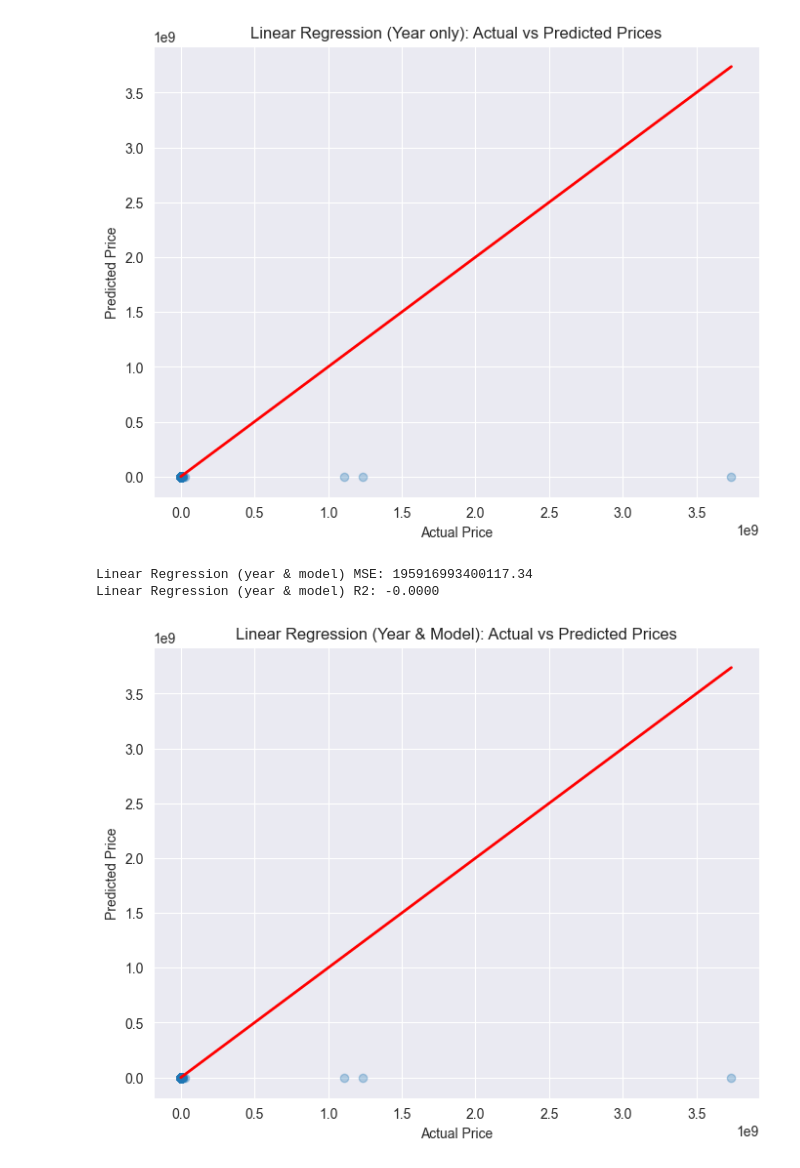
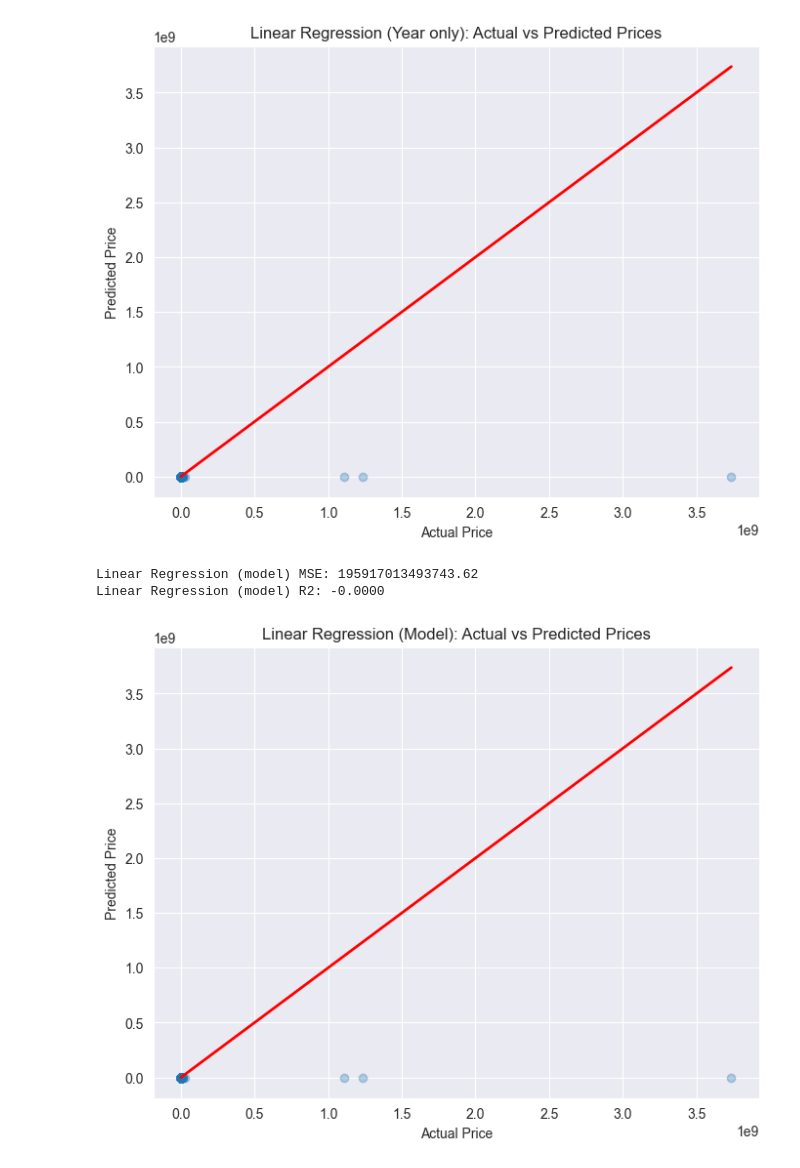
Before and after one commit to licyambrose/carpriceproject, a Jupyter notebook: used_car_price.ipynb, the cells around one changed output. Saved outputs shown, nothing was run; the diff lists cells and outputs as text; code cells hidden in the pictures.

```diff
--- a/used_car_price.ipynb
+++ b/used_car_price.ipynb
@@ -400,44 +400,44 @@ from sklearn.metrics import mean_squared_error, r2_score
 import matplotlib.pyplot as plt
 import pandas as pd
 
 # Load cleaned data
 data = pd.read_csv('data/vehicles_cleaned.csv')
 
-# Prepare features and target (using 'year' and 'model')
-X = data[['year', 'model']].apply(pd.to_numeric, errors='coerce').fillna(0)
+# Prepare features and target (using 'model')
+X = data[['model']].apply(pd.to_numeric, errors='coerce').fillna(0)
 y = pd.to_numeric(data['price'], errors='coerce').fillna(0)
 
 # Scale the features
 scaler = StandardScaler()
 X_scaled = scaler.fit_transform(X)
 
 # Train/test split
 X_train, X_test, y_train, y_test = train_test_split(X_scaled, y, test_size=0.2, random_state=42)
 
 # Fit linear regression model
-lr_ym = LinearRegression()
-lr_ym.fit(X_train, y_train)
+lr_m = LinearRegression()
+lr_m.fit(X_train, y_train)
 
 # Predict and evaluate
-y_pred = lr_ym.predict(X_test)
+y_pred = lr_m.predict(X_test)
 mse = mean_squared_error(y_test, y_pred)
 r2 = r2_score(y_test, y_pred)
-print(f"Linear Regression (year & model) MSE: {mse:.2f}")
-print(f"Linear Regression (year & model) R2: {r2:.4f}")
+print(f"Linear Regression (model) MSE: {mse:.2f}")
+print(f"Linear Regression (model) R2: {r2:.4f}")
 
 # Plot actual vs predicted prices
 plt.figure(figsize=(8, 6))
 plt.scatter(y_test, y_pred, alpha=0.3)
 plt.xlabel('Actual Price')
 plt.ylabel('Predicted Price')
-plt.title('Linear Regression (Year & Model): Actual vs Predicted Prices')
+plt.title('Linear Regression (Model): Actual vs Predicted Prices')
 plt.plot([y_test.min(), y_test.max()], [y_test.min(), y_test.max()], color='red', lw=2)
 plt.grid(True)
 plt.show()
 # %% [output]
-Linear Regression (year & model) MSE: 195916993400117.34
-Linear Regression (year & model) R2: -0.0000
+Linear Regression (model) MSE: 195917013493743.62
+Linear Regression (model) R2: -0.0000
-[figure, old version]
+[figure, new version]
 # %%
 from sklearn.linear_model import LinearRegression
 from sklearn.model_selection import train_test_split
```
Also changed, not shown: parts of 5 cells of this notebook.
